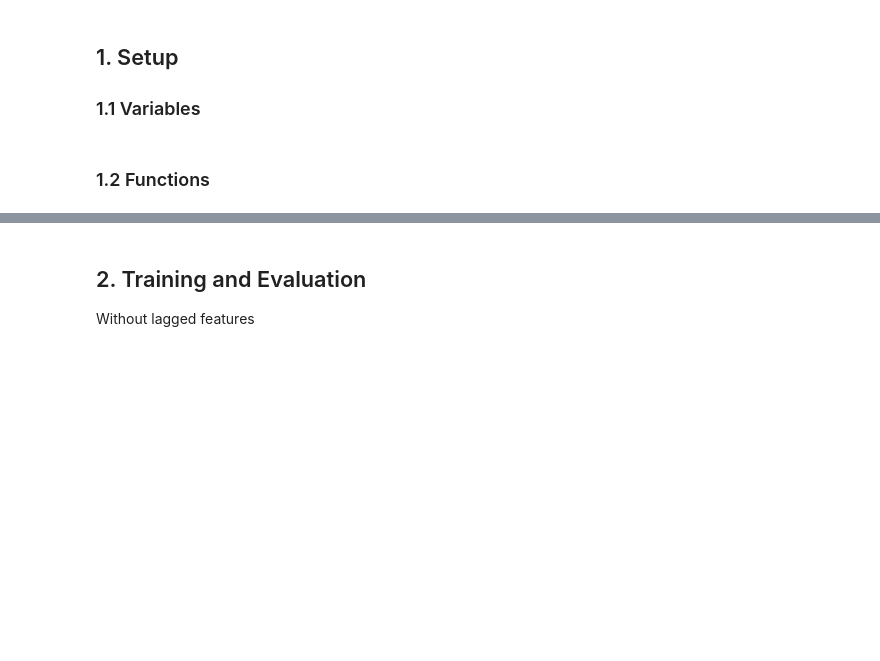
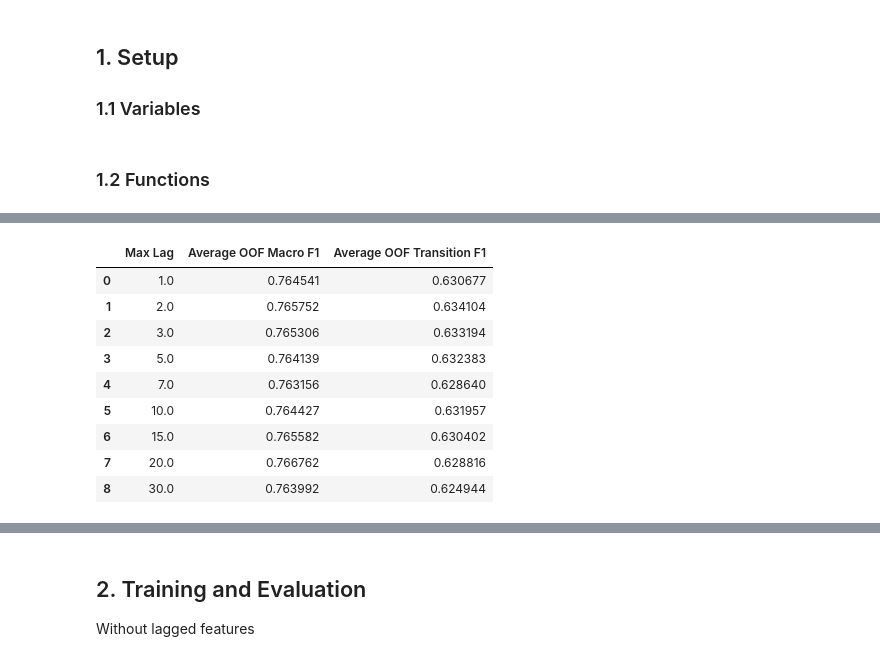
Before and after one commit to gerezk/freeze-thaw-soil-prediction, a Jupyter notebook: notebooks/model_development.ipynb, the cells around one changed output, grey strips where cells are left out. Drawn from its saved outputs; the diff is of its cells as text; code cells hidden in the pictures; blank space fills up the shorter version.

```diff
--- a/notebooks/model_development.ipynb
+++ b/notebooks/model_development.ipynb
@@ -88,0 +162,13 @@ def pipeline(stations: type[StationName],
+# %%
+lag_config_results
+# %% [output]
+|  | Max Lag | Average OOF Macro F1 | Average OOF Transition F1 |
+| 0 | 1.0 | 0.764541 | 0.630677 |
+| 1 | 2.0 | 0.765752 | 0.634104 |
+| 2 | 3.0 | 0.765306 | 0.633194 |
+| 3 | 5.0 | 0.764139 | 0.632383 |
+| 4 | 7.0 | 0.763156 | 0.628640 |
+| 5 | 10.0 | 0.764427 | 0.631957 |
+| 6 | 15.0 | 0.765582 | 0.630402 |
+| 7 | 20.0 | 0.766762 | 0.628816 |
+| 8 | 30.0 | 0.763992 | 0.624944 |
```
Also changed, not shown: parts of 17 cells of this notebook, 1 other file.
